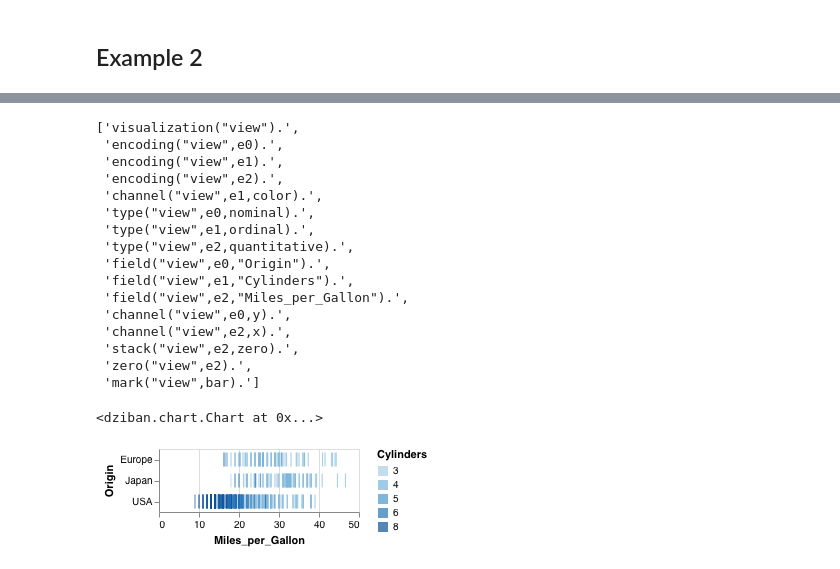
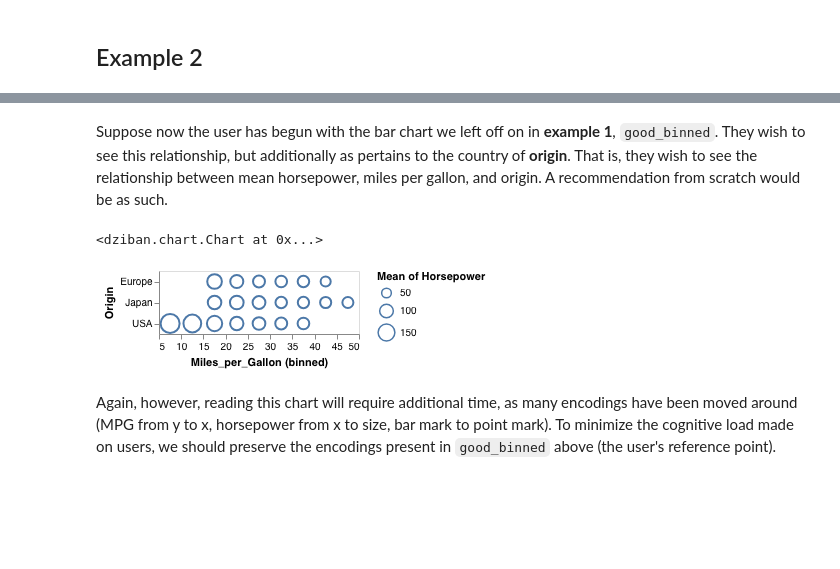
Before and after one commit to uwdata/dziban, a Jupyter notebook: examples/MKIII.ipynb, the cells around one changed output, grey strips where cells are left out. Saved outputs shown, nothing was run; the diff lists cells and outputs as text; code cells hidden in the pictures; blank space fills up the shorter version.

Commit message:
improve examples

```diff
--- a/examples/MKIII.ipynb
+++ b/examples/MKIII.ipynb
@@ -50,25 +42,10 @@ tick
-# %%
-bad_color = tick.field('Cylinders', channel='color')
-bad_color._get_asp_complete()
-# %% [output]
-['visualization("view").',
- 'encoding("view",e0).',
- 'encoding("view",e1).',
- 'encoding("view",e2).',
- 'channel("view",e1,color).',
- 'type("view",e0,nominal).',
- 'type("view",e1,ordinal).',
- 'type("view",e2,quantitative).',
- 'field("view",e0,"Origin").',
- 'field("view",e1,"Cylinders").',
- 'field("view",e2,"Miles_per_Gallon").',
- 'channel("view",e0,y).',
- 'channel("view",e2,x).',
- 'stack("view",e2,zero).',
- 'zero("view",e2).',
- 'mark("view",bar).']
-# %%
-bad_color.anchor(tick)
-# %% [output]
-<dziban.chart.Chart at 0x...>
-[figure, removed]
+# %% [markdown]
+Suppose now the user has begun with the bar chart we left off on in __example 1__, `good_binned`. They wish to see this relationship, but additionally as pertains to the country of __origin__. That is, they wish to see the relationship between mean horsepower, miles per gallon, and origin. A recommendation from scratch would be as such.
+# %%
+origin_bad = base.field('Miles_per_Gallon', 'Origin').field('Horsepower', aggregate='mean')
+origin_bad
+# %% [output]
+<dziban.chart.Chart at 0x...>
+[figure, added]
+# %% [markdown]
+Again, however, reading this chart will require additional time, as many encodings have been moved around (MPG from y to x, horsepower from x to size, bar mark to point mark). To minimize the cognitive load made on users, we should preserve the encodings present in `good_binned` above (the user's reference point).
```
Also changed, not shown: parts of 11 cells of this notebook.
